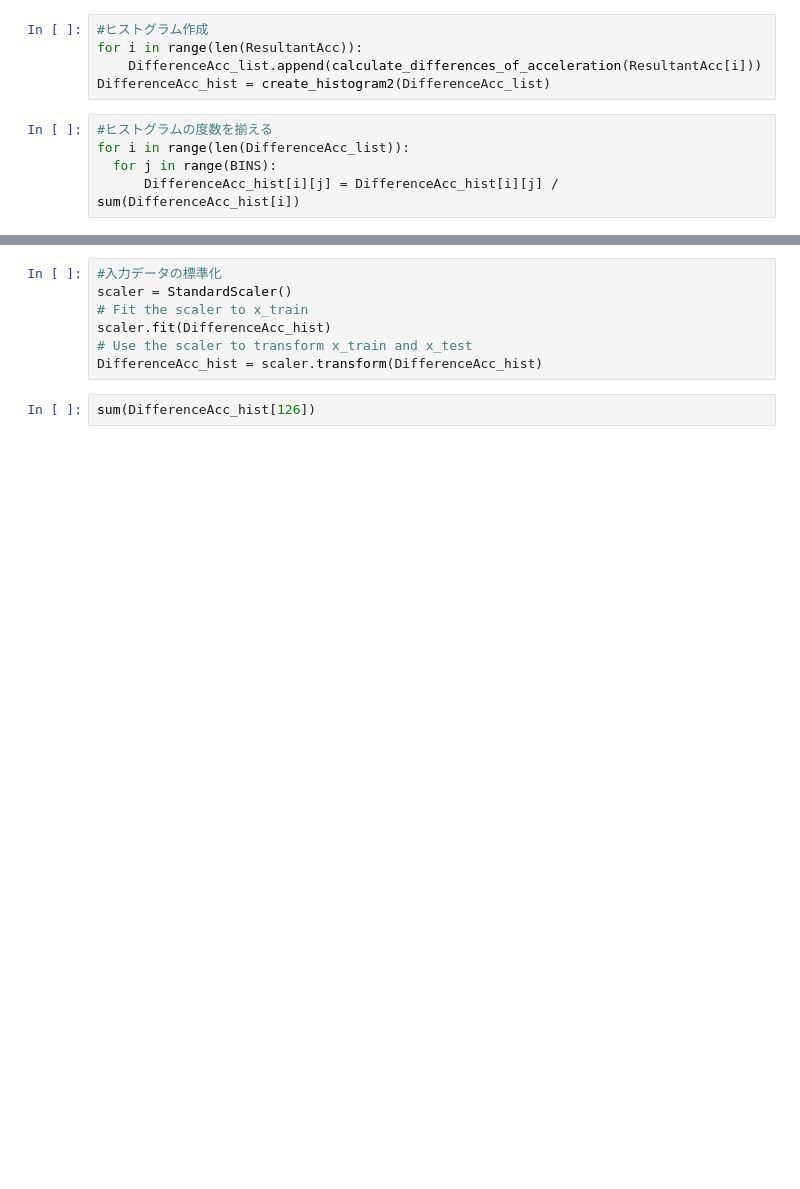
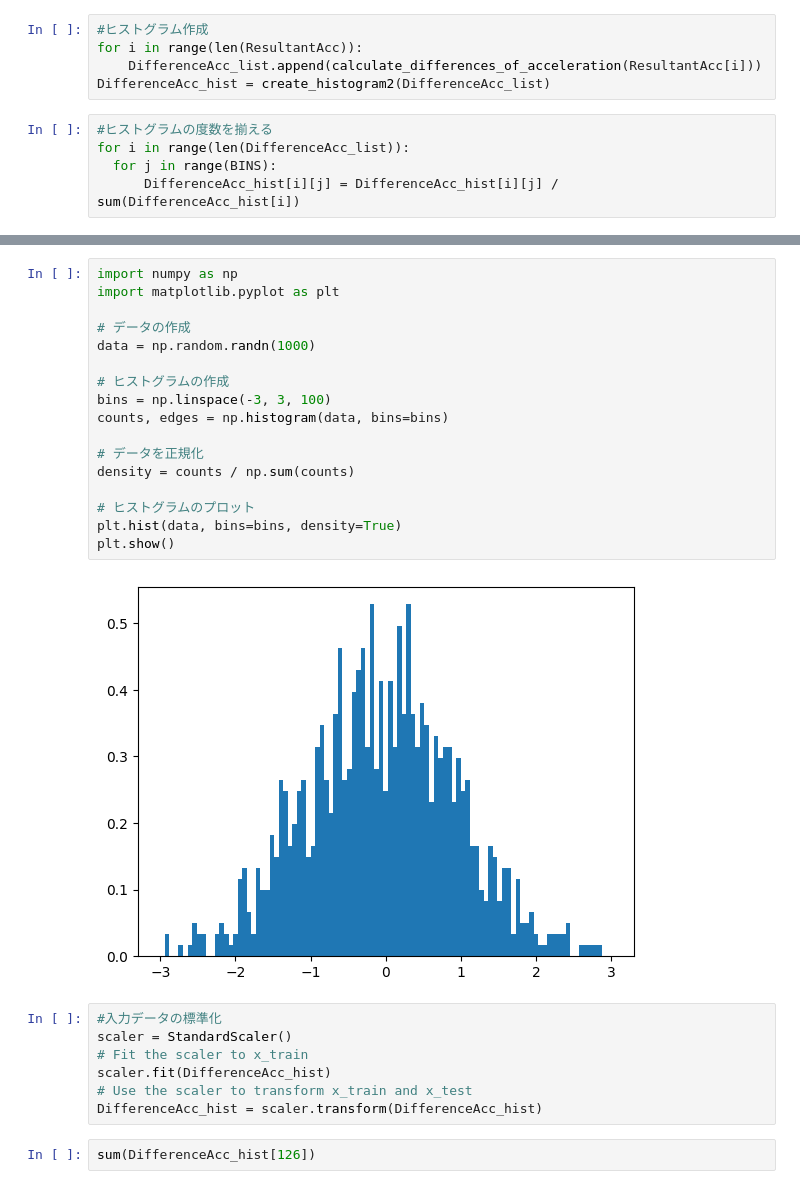
Before and after one commit to hinapyon/Sampling-Frequency-Estimating-of-Human-Activity-Acceleration-Data-using-Transformer-based-Regression, a Jupyter notebook: main.ipynb, the cells around one changed output, grey strips where cells are left out. Cells and saved outputs as stored; diff of their text form; blank space fills up the shorter version.

```diff
--- a/main.ipynb
+++ b/main.ipynb
@@ -408,3 +412,22 @@ plt.show()
+# %%
+import numpy as np
+import matplotlib.pyplot as plt
+
+# データの作成
+data = np.random.randn(1000)
+
+# ヒストグラムの作成
+bins = np.linspace(-3, 3, 100)
+counts, edges = np.histogram(data, bins=bins)
+
+# データを正規化
+density = counts / np.sum(counts)
+
+# ヒストグラムのプロット
+plt.hist(data, bins=bins, density=True)
+plt.show()
+# %% [output]
+[figure, added]
 # %%
 #入力データの標準化
 scaler = StandardScaler()
```
Also changed, not shown: parts of 2 cells of this notebook.
